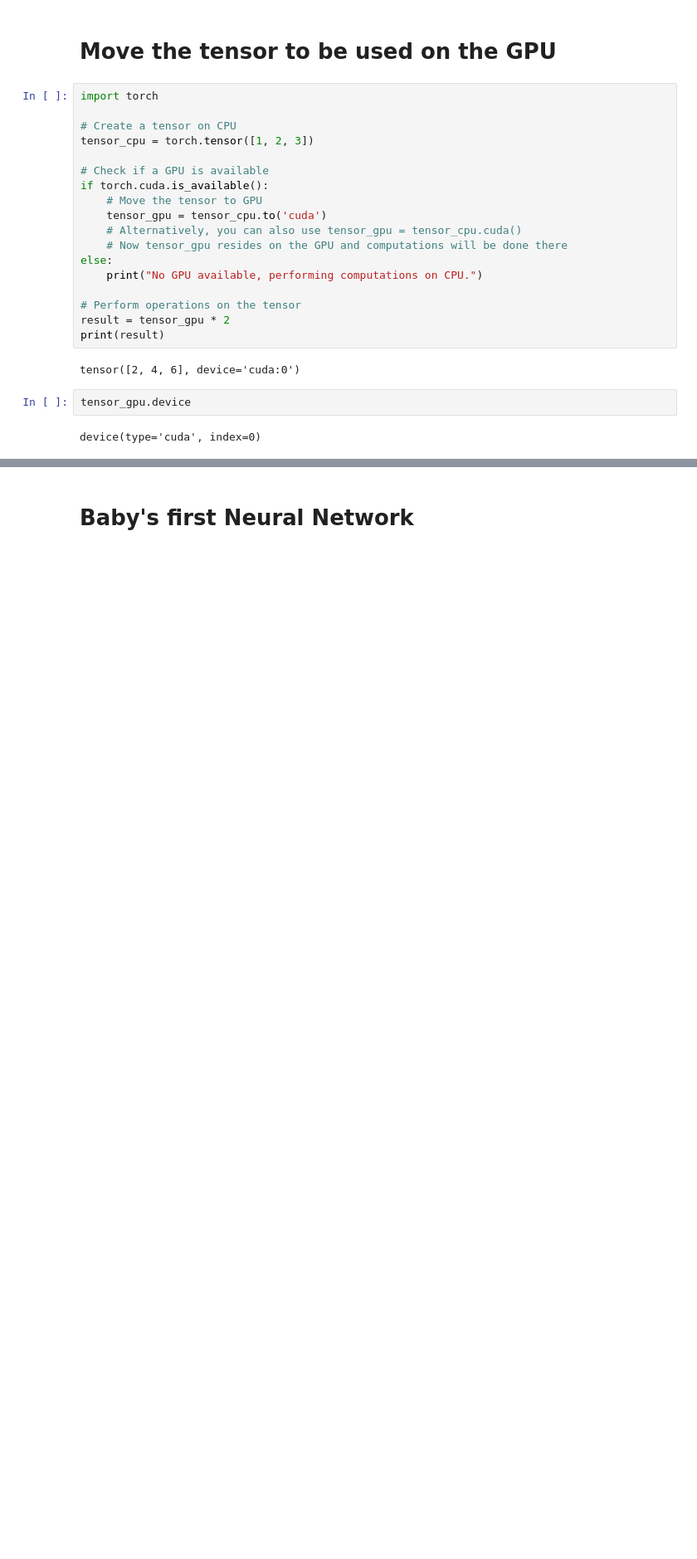
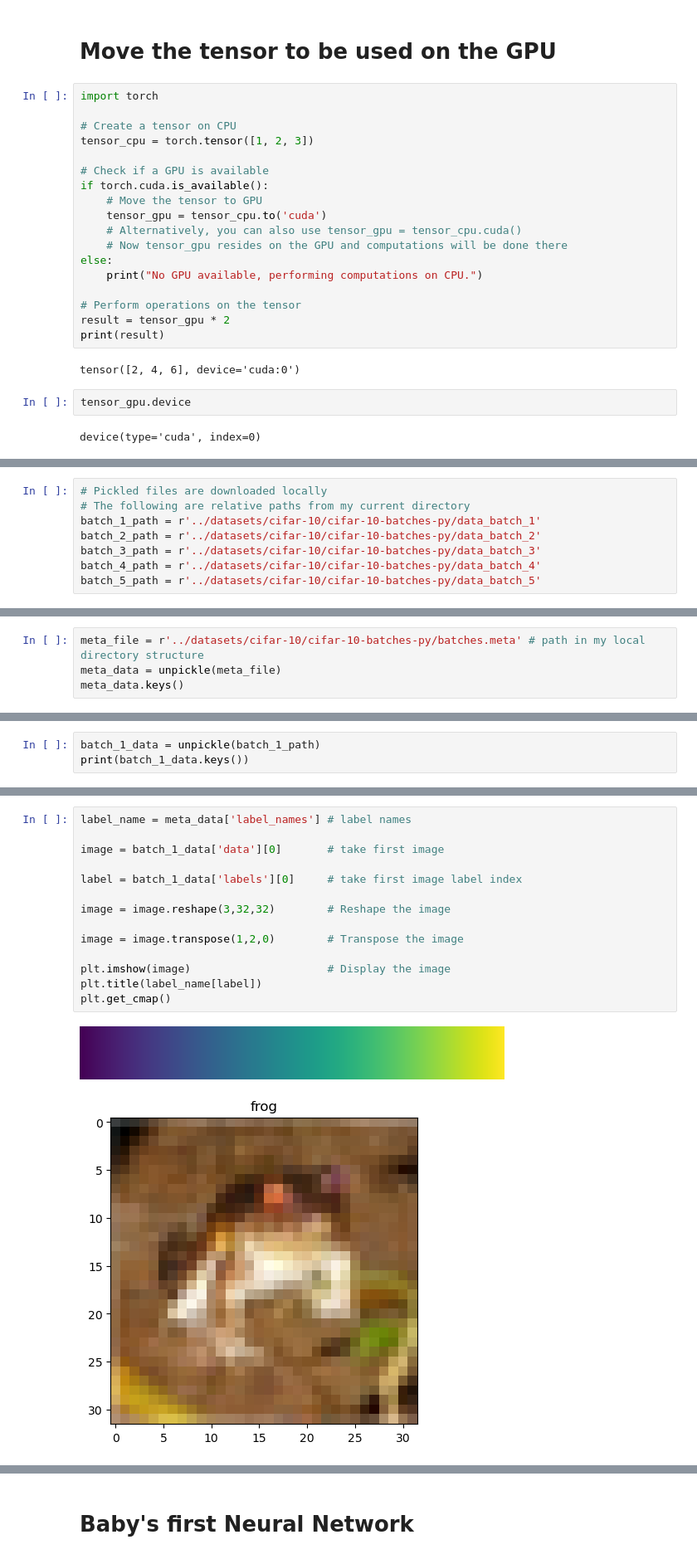
Before and after one commit to SandysPappy/datacamp, a Jupyter notebook: IntroToPyTorch.ipynb, the cells around one changed output, grey strips where cells are left out. Shown: that part at 83% size. Cells and saved outputs as stored; diff of their text form; blank space fills up the shorter version.

Commit message:
Transformed image data to be displayed using numpy and matplotlib

```diff
--- a/IntroToPyTorch.ipynb
+++ b/IntroToPyTorch.ipynb
@@ -87,0 +79,8 @@ dict_keys(['batch_label', 'labels', 'data', 'filenames'])
+# %%
+# Pickled files are downloaded locally
+# The following are relative paths from my current directory
+batch_1_path = r'../datasets/cifar-10/cifar-10-batches-py/data_batch_1'
+batch_2_path = r'../datasets/cifar-10/cifar-10-batches-py/data_batch_2'
+batch_3_path = r'../datasets/cifar-10/cifar-10-batches-py/data_batch_3'
+batch_4_path = r'../datasets/cifar-10/cifar-10-batches-py/data_batch_4'
+batch_5_path = r'../datasets/cifar-10/cifar-10-batches-py/data_batch_5'
@@ -87,0 +104,4 @@ dict_keys(['batch_label', 'labels', 'data', 'filenames'])
+# %%
+meta_file = r'../datasets/cifar-10/cifar-10-batches-py/batches.meta' # path in my local directory structure
+meta_data = unpickle(meta_file)
+meta_data.keys()
@@ -87,0 +118,3 @@ dict_keys(['batch_label', 'labels', 'data', 'filenames'])
+# %%
+batch_1_data = unpickle(batch_1_path)
+print(batch_1_data.keys())
@@ -87,0 +175,17 @@ dict_keys(['batch_label', 'labels', 'data', 'filenames'])
+# %%
+label_name = meta_data['label_names'] # label names
+
+image = batch_1_data['data'][0]       # take first image
+
+label = batch_1_data['labels'][0]     # take first image label index
+
+image = image.reshape(3,32,32)        # Reshape the image
+
+image = image.transpose(1,2,0)        # Transpose the image
+
+plt.imshow(image)                     # Display the image
+plt.title(label_name[label])
+plt.get_cmap()
+# %% [output]
+[figure, added]
+[figure, added]
```
Also changed, not shown: parts of 43 cells of this notebook.
